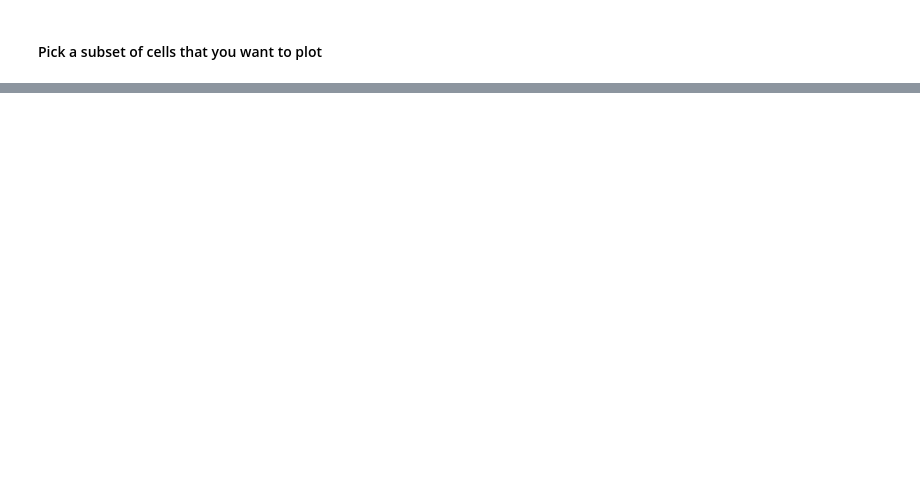
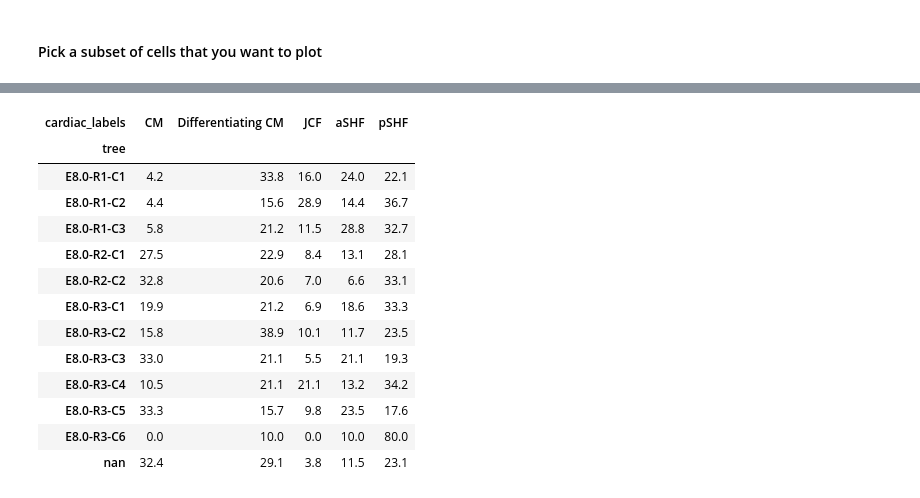
Before and after one commit to Oiya861028/Lineage_Tree_Construction, a Jupyter notebook: Moslin/Cardiac_Analysis/Plotting/cardiac_specific_celltype_tree_plot.ipynb, the cells around one changed output, grey strips where cells are left out. Drawn from its saved outputs; the diff is of its cells as text; code cells hidden in the pictures; blank space fills up the shorter version.

```diff
--- a/Moslin/Cardiac_Analysis/Plotting/cardiac_specific_celltype_tree_plot.ipynb
+++ b/Moslin/Cardiac_Analysis/Plotting/cardiac_specific_celltype_tree_plot.ipynb
@@ -34,2 +37,2 @@ adata
 # %%
-adata.X = adata.layers["Raw_count"]
+adata.X = adata.layers["raw_counts"]
@@ -37,0 +39,4 @@ set(adata.obs["Robin_Pijuan_celltypist_annotation"])
+# %%
+adata.obs['cardiac_labels'] = adata.obs['cardiac_labels'].astype('category')
+adata.obs['tree'] = adata.obs['tree'].astype('category')
+adata.obs['germ_layer'] = adata.obs['germ_layer'].astype('category')
@@ -256,0 +410,18 @@ adata[adata.obs['tree'] == "E8.5-R3-C3"]
+# %%
+ct = pd.crosstab(adata.obs['tree'], adata.obs['cardiac_labels'], normalize='index') * 100
+ct.round(1)
+# %% [output]
+| cardiac_labels | CM | Differentiating CM | JCF | aSHF | pSHF |
+| tree |  |  |  |  |  |
+| E8.0-R1-C1 | 4.2 | 33.8 | 16.0 | 24.0 | 22.1 |
+| E8.0-R1-C2 | 4.4 | 15.6 | 28.9 | 14.4 | 36.7 |
+| E8.0-R1-C3 | 5.8 | 21.2 | 11.5 | 28.8 | 32.7 |
+| E8.0-R2-C1 | 27.5 | 22.9 | 8.4 | 13.1 | 28.1 |
+| E8.0-R2-C2 | 32.8 | 20.6 | 7.0 | 6.6 | 33.1 |
+| E8.0-R3-C1 | 19.9 | 21.2 | 6.9 | 18.6 | 33.3 |
+| E8.0-R3-C2 | 15.8 | 38.9 | 10.1 | 11.7 | 23.5 |
+| E8.0-R3-C3 | 33.0 | 21.1 | 5.5 | 21.1 | 19.3 |
+| E8.0-R3-C4 | 10.5 | 21.1 | 21.1 | 13.2 | 34.2 |
+| E8.0-R3-C5 | 33.3 | 15.7 | 9.8 | 23.5 | 17.6 |
+| E8.0-R3-C6 | 0.0 | 10.0 | 0.0 | 10.0 | 80.0 |
+| nan | 32.4 | 29.1 | 3.8 | 11.5 | 23.1 |
```
Also changed, not shown: parts of 32 cells of this notebook, 2 other files.
